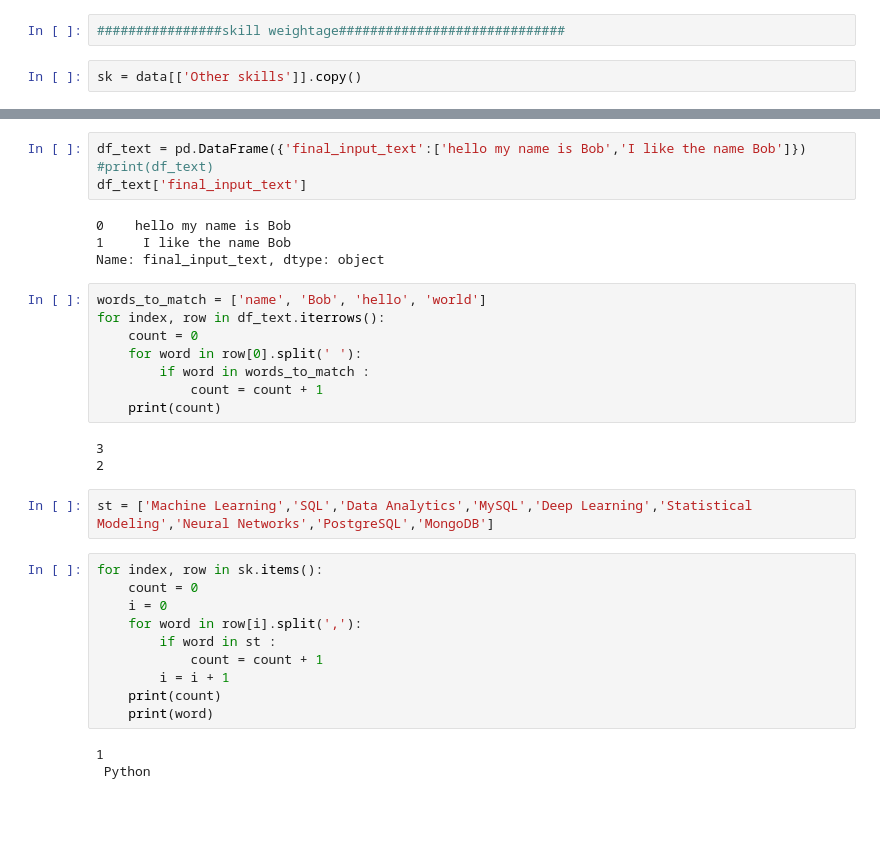
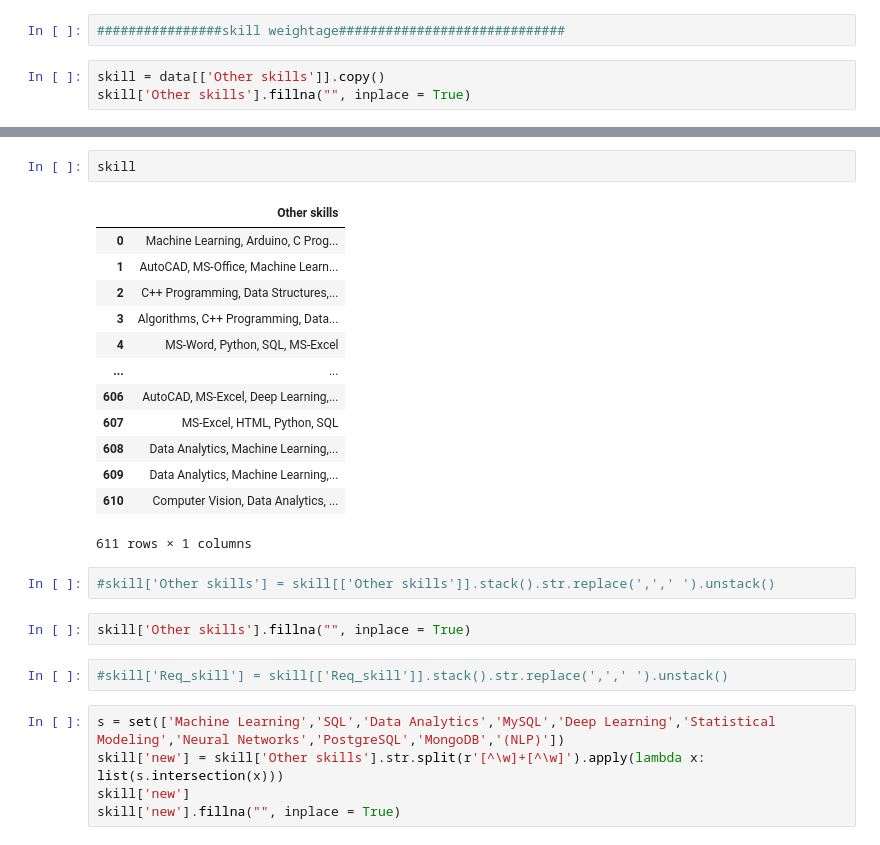
Before and after one commit to Saran10Sk/my, a Jupyter notebook: ajanas.ipynb, the cells around one changed output, grey strips where cells are left out. Saved outputs shown, nothing was run; the diff lists cells and outputs as text; blank space fills up the shorter version.

```diff
--- a/ajanas.ipynb
+++ b/ajanas.ipynb
@@ -179,5 +190,6 @@ st
 # %%
 ################skill weightage#############################
 # %%
-sk = data[['Other skills']].copy()
+skill = data[['Other skills']].copy()
+skill['Other skills'].fillna("", inplace = True)
 # %%
@@ -208,34 +200,27 @@ array(['Machine Learning, Arduino, C Programming, CSS, Data Analytics, Data Stru
-# %%
-df_text = pd.DataFrame({'final_input_text':['hello my name is Bob','I like the name Bob']})
-#print(df_text)
-df_text['final_input_text']
-# %% [output]
-0    hello my name is Bob
-1     I like the name Bob
-Name: final_input_text, dtype: object
-# %%
-words_to_match = ['name', 'Bob', 'hello', 'world']
-for index, row in df_text.iterrows():
-    count = 0
-    for word in row[0].split(' '):
-        if word in words_to_match :
-            count = count + 1
-    print(count)
-# %% [output]
-3
-2
+# %%
+skill
+# %% [output]
+|  | Other skills |
+| 0 | Machine Learning, Arduino, C Prog... |
+| 1 | AutoCAD, MS-Office, Machine Learn... |
+| 2 | C++ Programming, Data Structures,... |
+| 3 | Algorithms, C++ Programming, Data... |
+| 4 | MS-Word, Python, SQL, MS-Excel |
+| ... | ... |
+| 606 | AutoCAD, MS-Excel, Deep Learning,... |
+| 607 | MS-Excel, HTML, Python, SQL |
+| 608 | Data Analytics, Machine Learning,... |
+| 609 | Data Analytics, Machine Learning,... |
+| 610 | Computer Vision, Data Analytics, ... |
+611 rows × 1 columns
+# %%
+#skill['Other skills'] = skill[['Other skills']].stack().str.replace(',',' ').unstack()
+# %%
+skill['Other skills'].fillna("", inplace = True)
+# %%
+#skill['Req_skill'] = skill[['Req_skill']].stack().str.replace(',',' ').unstack()
 # %%
-st = ['Machine Learning','SQL','Data Analytics','MySQL','Deep Learning','Statistical Modeling','Neural Networks','PostgreSQL','MongoDB']
+s = set(['Machine Learning','SQL','Data Analytics','MySQL','Deep Learning','Statistical Modeling','Neural Networks','PostgreSQL','MongoDB','(NLP)'])
+skill['new'] = skill['Other skills'].str.split(r'[^\w]+[^\w]').apply(lambda x: list(s.intersection(x)))
+skill['new']
+skill['new'].fillna("", inplace = True)
-# %%
-for index, row in sk.items():
-    count = 0
-    i = 0
-    for word in row[i].split(','):
-        if word in st :
-            count = count + 1
-        i = i + 1
-    print(count)
-    print(word)
-# %% [output]
-1
- Python
```
Also changed, not shown: parts of 12 cells of this notebook.
